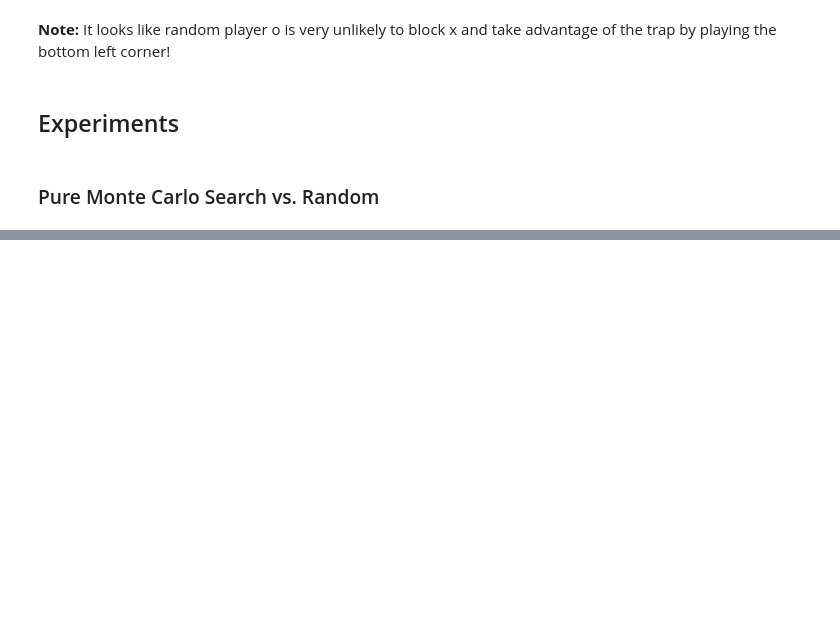
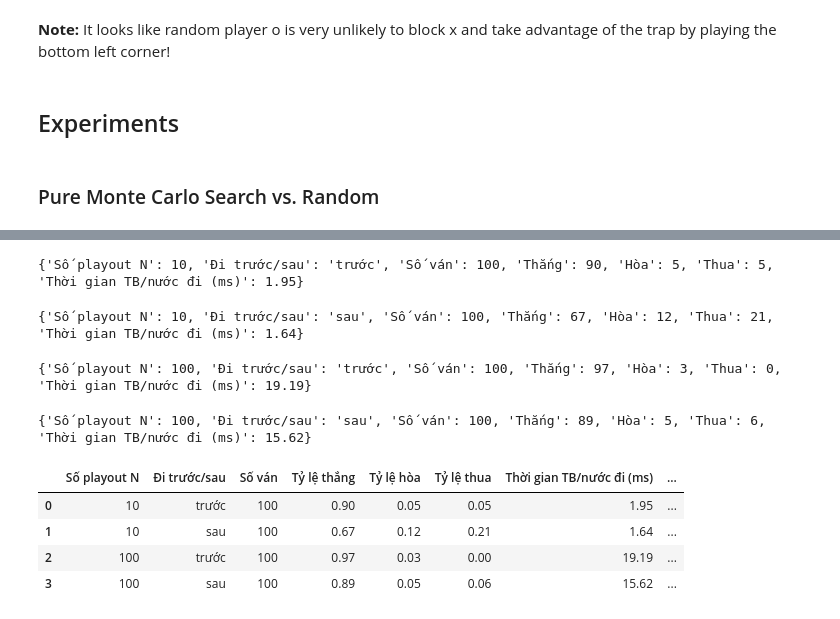
Before and after one commit to Ko4rut/ML-Advance-Group, a Jupyter notebook: lab05 - game/lab05 - game/tictactoe_monte_carlo_tree_search_restricted.ipynb, the cells around one changed output, grey strips where cells are left out. Drawn from its saved outputs; the diff is of its cells as text; code cells hidden in the pictures; blank space fills up the shorter version.

```diff
--- a/lab05 - game/lab05 - game/tictactoe_monte_carlo_tree_search_restricted.ipynb
+++ b/lab05 - game/lab05 - game/tictactoe_monte_carlo_tree_search_restricted.ipynb
@@ -356,0 +631,34 @@ UCB1 (10) vs. UCB1 (100):
+# %%
+# UCB1 (10) vs. Random, 100 ván, UCB1 đi trước
+run_vs_random(10, first = True)
+# %% [output]
+{'Số playout N': 10, 'Đi trước/sau': 'trước', 'Số ván': 100, 'Thắng': 90, 'Hòa': 5, 'Thua': 5, 'Thời gian TB/nước đi (ms)': 1.95}
+# %%
+# UCB1 (10) vs. Random, 100 ván, UCB1 đi sau
+run_vs_random(10, first = False)
+# %% [output]
+{'Số playout N': 10, 'Đi trước/sau': 'sau', 'Số ván': 100, 'Thắng': 67, 'Hòa': 12, 'Thua': 21, 'Thời gian TB/nước đi (ms)': 1.64}
+# %%
+# UCB1 (100) vs. Random, 100 ván, UCB1 đi trước
+run_vs_random(100, first = True)
+# %% [output]
+{'Số playout N': 100, 'Đi trước/sau': 'trước', 'Số ván': 100, 'Thắng': 97, 'Hòa': 3, 'Thua': 0, 'Thời gian TB/nước đi (ms)': 19.19}
+# %%
+# UCB1 (100) vs. Random, 100 ván, UCB1 đi sau
+run_vs_random(100, first = False)
+# %% [output]
+{'Số playout N': 100, 'Đi trước/sau': 'sau', 'Số ván': 100, 'Thắng': 89, 'Hòa': 5, 'Thua': 6, 'Thời gian TB/nước đi (ms)': 15.62}
+# %%
+table_vs_random = pd.DataFrame(list(vs_random.values()))
+for col in ("Thắng", "Hòa", "Thua"):
+    table_vs_random["Tỷ lệ " + col.lower()] = table_vs_random[col] / table_vs_random["Số ván"]
+table_vs_random["Nhận xét"] = [{(10, 'trước'): 'Thắng nhiều (90/100) nhưng vẫn thua 5 ván: mỗi nước chỉ vài ván thử.', (10, 'sau'): 'Đi sau yếu hơn đi trước rõ: thắng 67, thua 21.', (100, 'trước'): 'Thắng 97, hòa 3, không thua ván nào.', (100, 'sau'): 'Thắng 89, thua 6: đi sau kém hơn đi trước.'}.get((r["Số playout N"], r["Đi trước/sau"]), "") for _, r in table_vs_random.iterrows()]
+table_vs_random = table_vs_random[["Số playout N", "Đi trước/sau", "Số ván", "Tỷ lệ thắng", "Tỷ lệ hòa", "Tỷ lệ thua",
+                                   "Thời gian TB/nước đi (ms)", "Nhận xét"]]
+display(table_vs_random)
+# %% [output]
+|  | Số playout N | Đi trước/sau | Số ván | Tỷ lệ thắng | Tỷ lệ hòa | Tỷ lệ thua | Thời gian TB/nước đi (ms) | ... |
+| 0 | 10 | trước | 100 | 0.90 | 0.05 | 0.05 | 1.95 | ... |
+| 1 | 10 | sau | 100 | 0.67 | 0.12 | 0.21 | 1.64 | ... |
+| 2 | 100 | trước | 100 | 0.97 | 0.03 | 0.00 | 19.19 | ... |
+| 3 | 100 | sau | 100 | 0.89 | 0.05 | 0.06 | 15.62 | ... |
```
Also changed, not shown: parts of 47 cells of this notebook.
